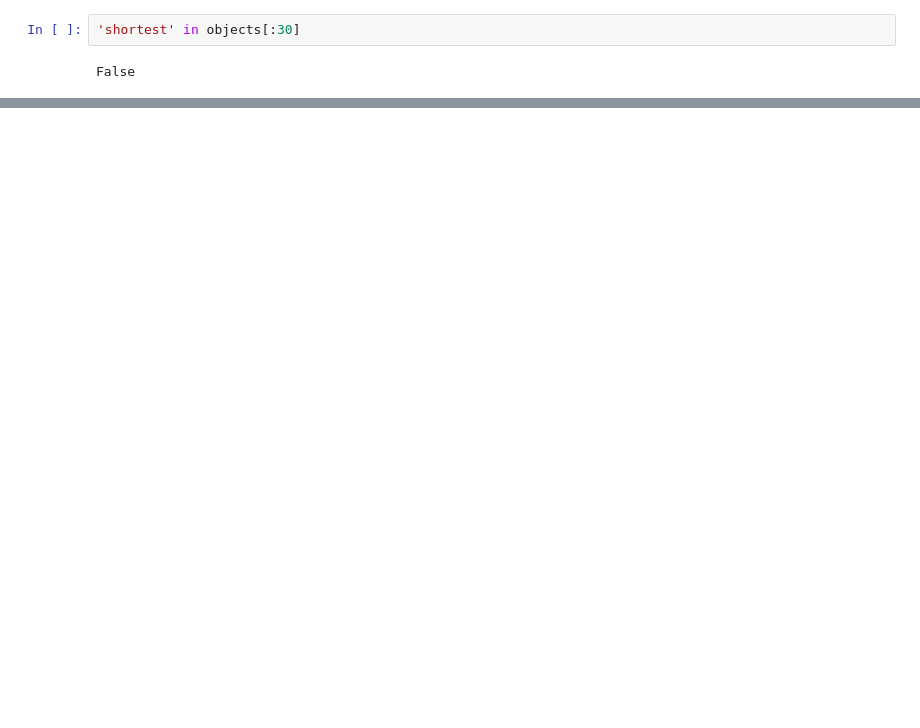
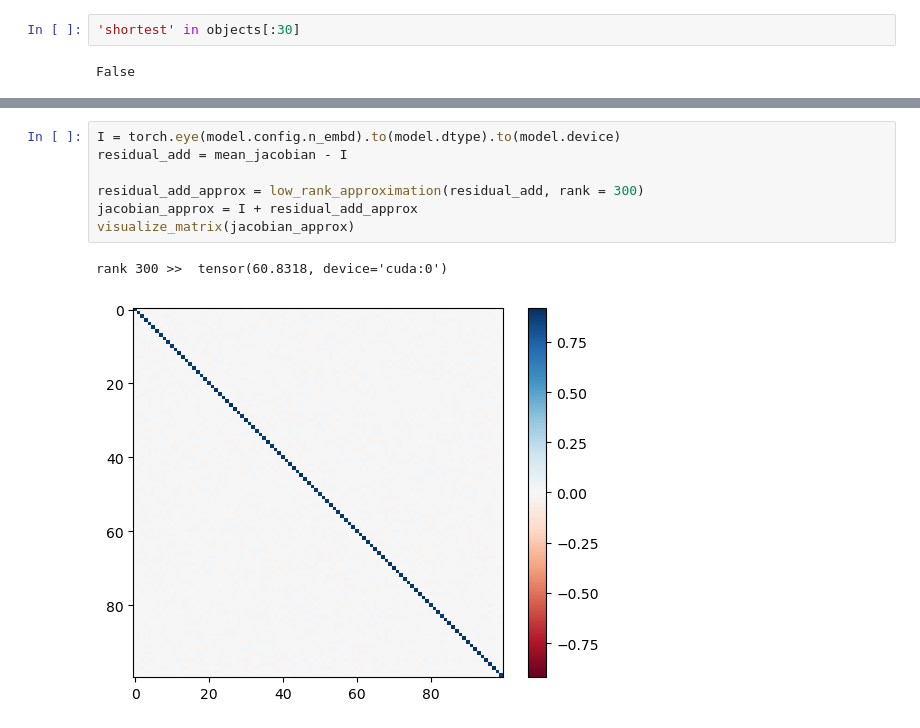
Before and after one commit to evandez/relations, a Jupyter notebook: notebooks/case_3_comperative.ipynb, the cells around one changed output, grey strips where cells are left out. Cells and saved outputs as stored; diff of their text form; blank space fills up the shorter version.

```diff
--- a/notebooks/case_3_comperative.ipynb
+++ b/notebooks/case_3_comperative.ipynb
@@ -356,0 +388,10 @@ corner_estimator.get_vocab_representation(
+# %%
+I = torch.eye(model.config.n_embd).to(model.dtype).to(model.device)
+residual_add = mean_jacobian - I
+
+residual_add_approx = low_rank_approximation(residual_add, rank = 300)
+jacobian_approx = I + residual_add_approx
+visualize_matrix(jacobian_approx)
+# %% [output]
+rank 300 >>  tensor(60.8318, device='cuda:0')
+[figure, added]
```
Also changed, not shown: parts of 19 cells of this notebook, 3 other files.
